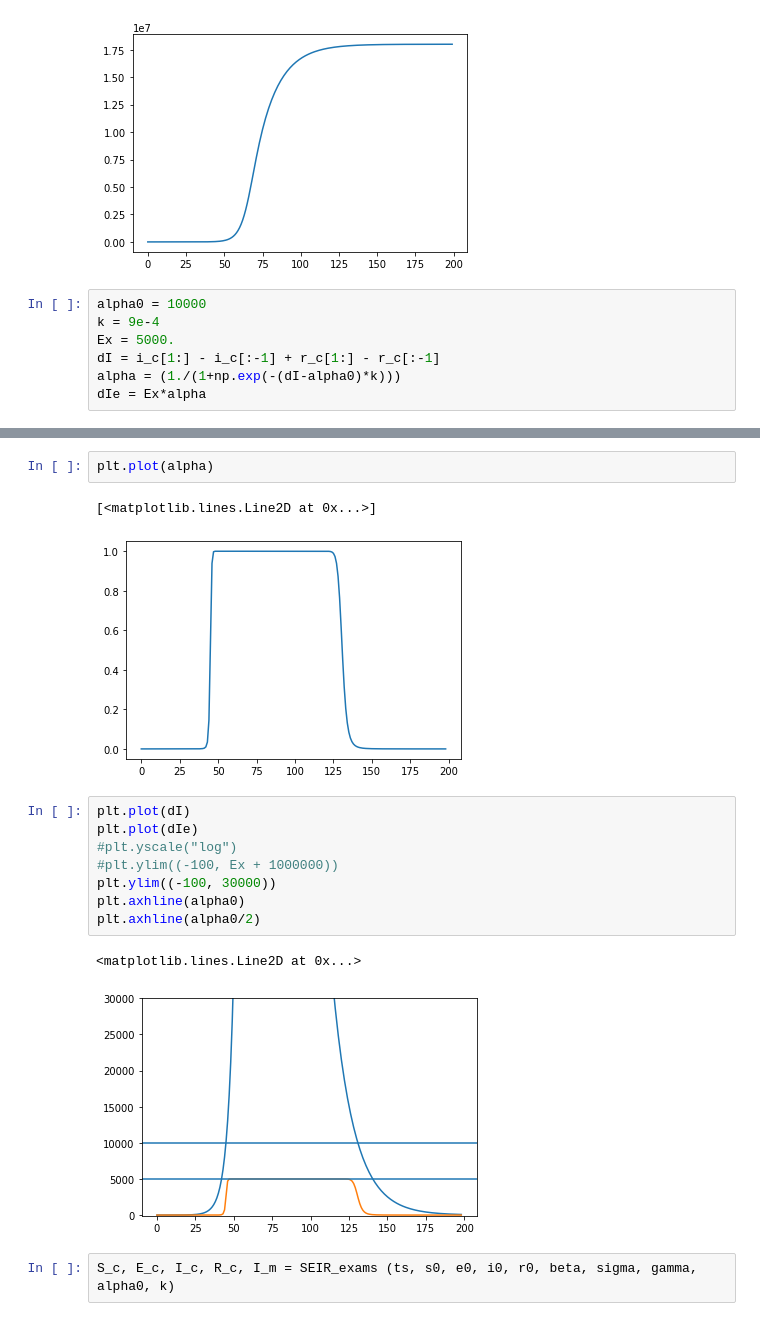
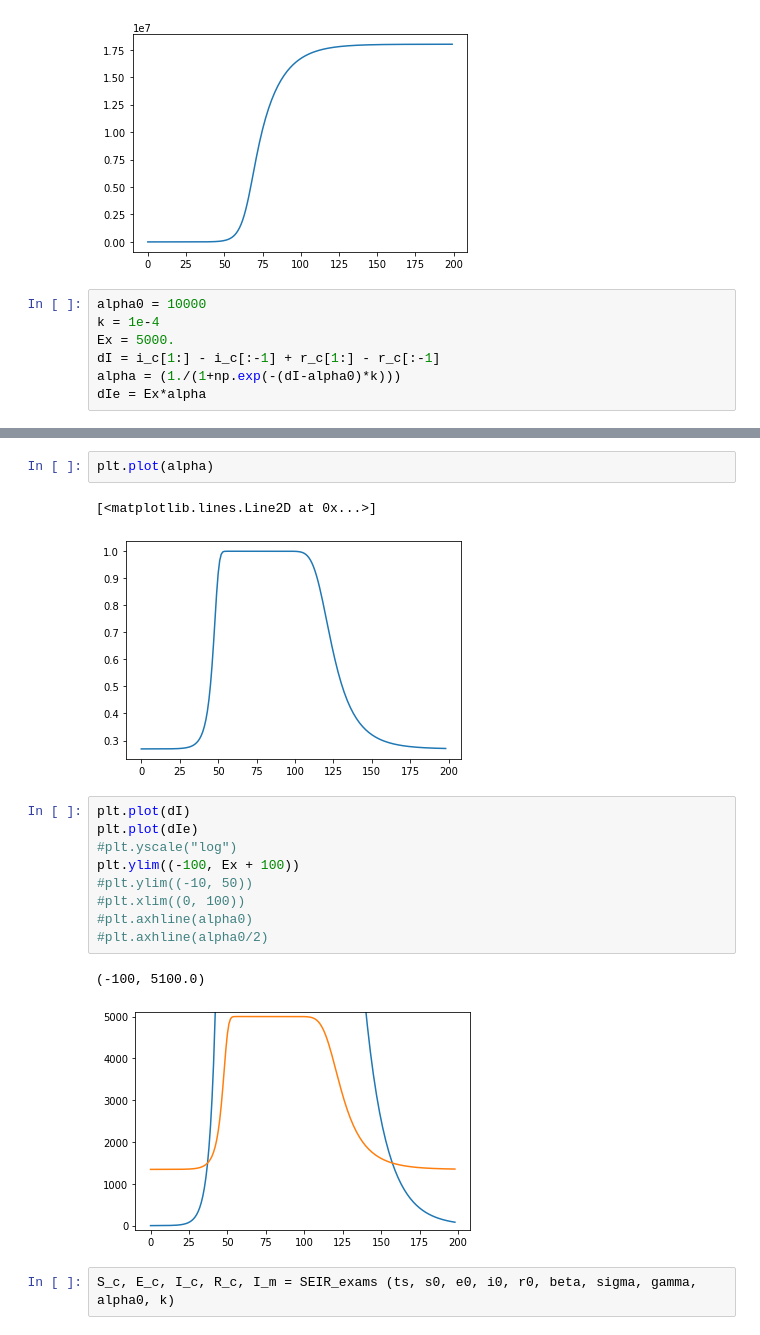
Before and after one commit to guille-c/COVID-19, a Jupyter notebook: notebooks_Chile/SEIR Examenes Chile.ipynb, the cells around one changed output, grey strips where cells are left out. Saved outputs shown, nothing was run; the diff lists cells and outputs as text.

```diff
--- a/notebooks_Chile/SEIR Examenes Chile.ipynb
+++ b/notebooks_Chile/SEIR Examenes Chile.ipynb
@@ -64,7 +304,7 @@ plt.plot (ts, i_c+r_c)
 [figure]
 # %%
 alpha0 = 10000
-k = 9e-4
+k = 1e-4
 Ex = 5000.
 dI = i_c[1:] - i_c[:-1] + r_c[1:] - r_c[:-1]
 alpha = (1./(1+np.exp(-(dI-alpha0)*k)))
@@ -79,18 +320,19 @@ plt.plot(dIs, alphas)
 plt.plot(alpha)
 # %% [output]
 [<matplotlib.lines.Line2D at 0x...>]
-[figure, old version]
+[figure, new version]
 # %%
 plt.plot(dI)
 plt.plot(dIe)
 #plt.yscale("log")
-#plt.ylim((-100, Ex + 1000000))
-plt.ylim((-100, 30000))
-plt.axhline(alpha0)
-plt.axhline(alpha0/2)
+plt.ylim((-100, Ex + 100))
+#plt.ylim((-10, 50))
+#plt.xlim((0, 100))
+#plt.axhline(alpha0)
+#plt.axhline(alpha0/2)
 # %% [output]
-<matplotlib.lines.Line2D at 0x...>
+(-100, 5100.0)
-[figure, old version]
+[figure, new version]
 # %%
 S_c, E_c, I_c, R_c, I_m = SEIR_exams (ts, s0, e0, i0, r0, beta, sigma, gamma, alpha0, k)
 # %%
```
Also changed, not shown: parts of 29 cells of this notebook, 4 other files.
